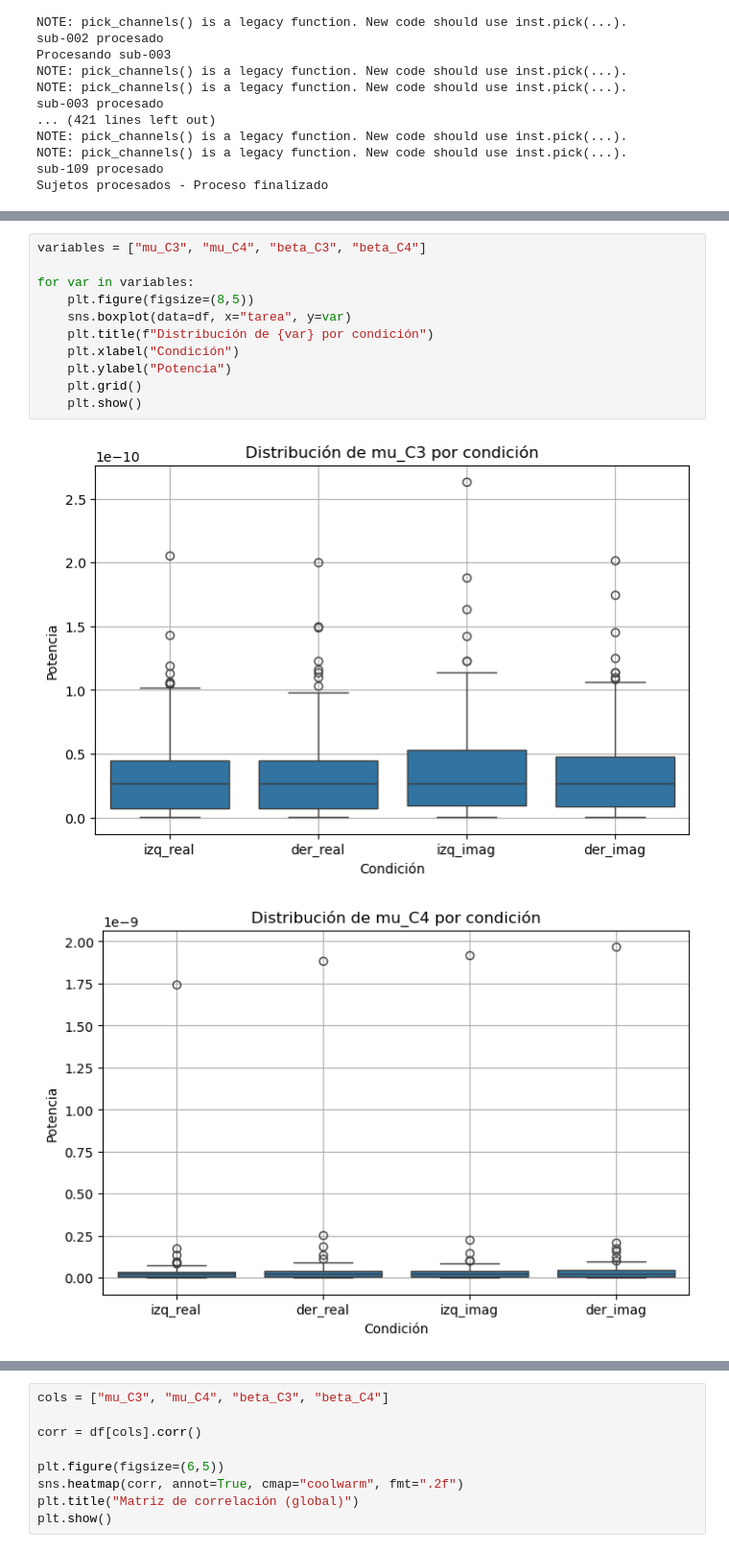
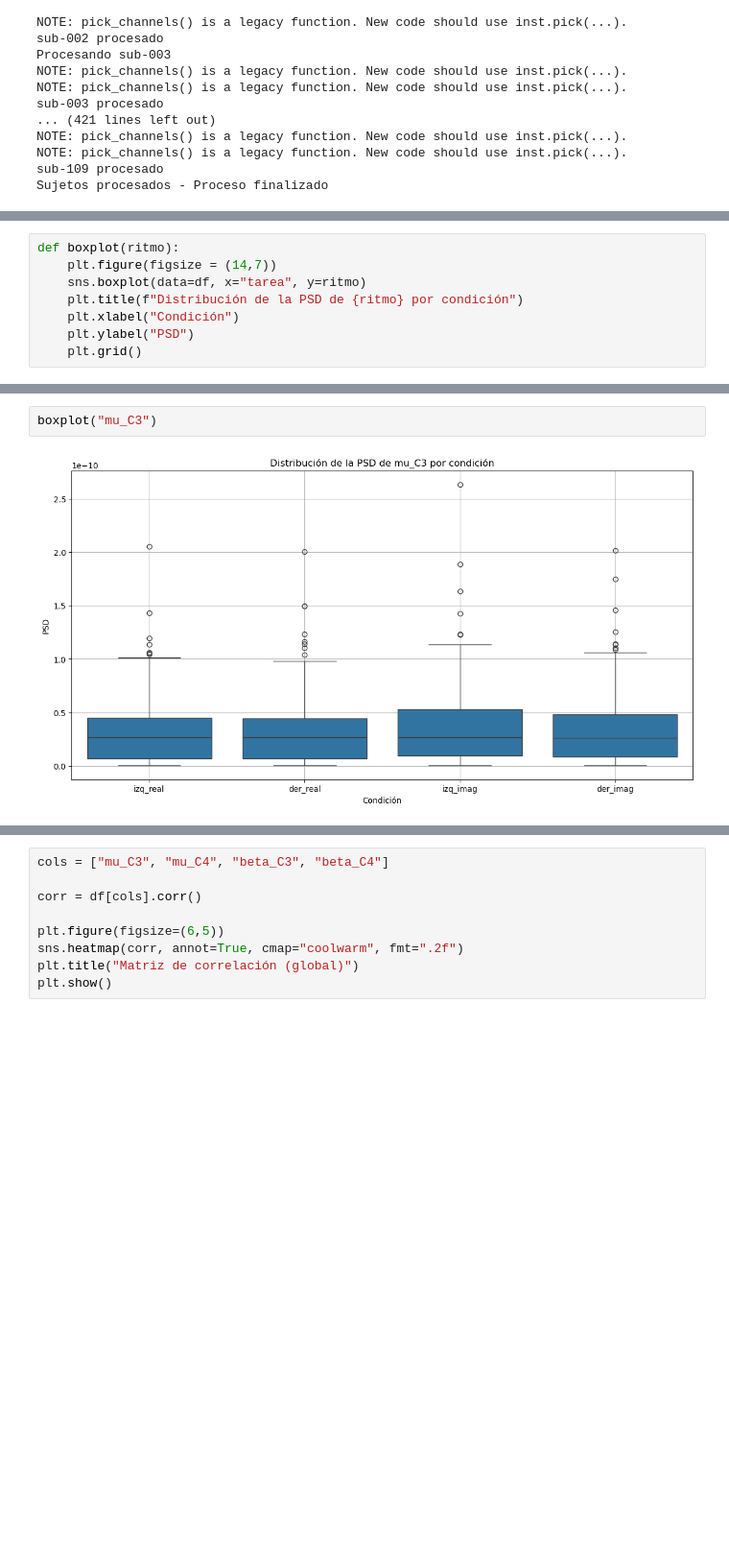
Before and after one commit to Isa21bella09/Proyecto-1---Biose-ales---Procesamiento-EEG, a Jupyter notebook: Proyecto 1 - Bioseñales.ipynb, the cells around one changed output, grey strips where cells are left out. Shown at 96% size. Drawn from its saved outputs; the diff is of its cells as text; blank space fills up the shorter version.

Commit message:
Boxplots

```diff
--- a/Proyecto 1 - Bioseñales.ipynb
+++ b/Proyecto 1 - Bioseñales.ipynb
@@ -385 +391,9 @@ print(df.head())
+# %%
+def boxplot(ritmo):
+    plt.figure(figsize = (14,7))
+    sns.boxplot(data=df, x="tarea", y=ritmo)
+    plt.title(f"Distribución de la PSD de {ritmo} por condición")
+    plt.xlabel("Condición")
+    plt.ylabel("PSD")
+    plt.grid()
 # %%
@@ -396,14 +408,4 @@ df.groupby("tarea")[["mu_C3","mu_C4","beta_C3","beta_C4"]].describe()
 # %%
-variables = ["mu_C3", "mu_C4", "beta_C3", "beta_C4"]
-
-for var in variables:
-    plt.figure(figsize=(8,5))
-    sns.boxplot(data=df, x="tarea", y=var)
-    plt.title(f"Distribución de {var} por condición")
-    plt.xlabel("Condición")
-    plt.ylabel("Potencia")
-    plt.grid()
-    plt.show()
+boxplot("mu_C3")
 # %% [output]
-[figure, old version]
+[figure, new version]
-[figure, removed]
```
Also changed, not shown: parts of 10 cells of this notebook.
